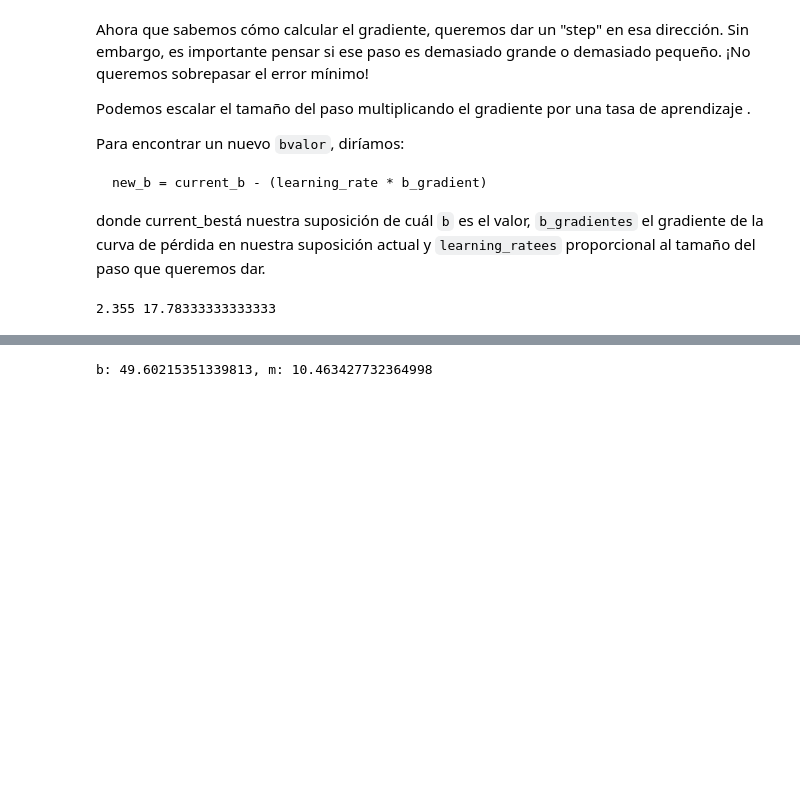
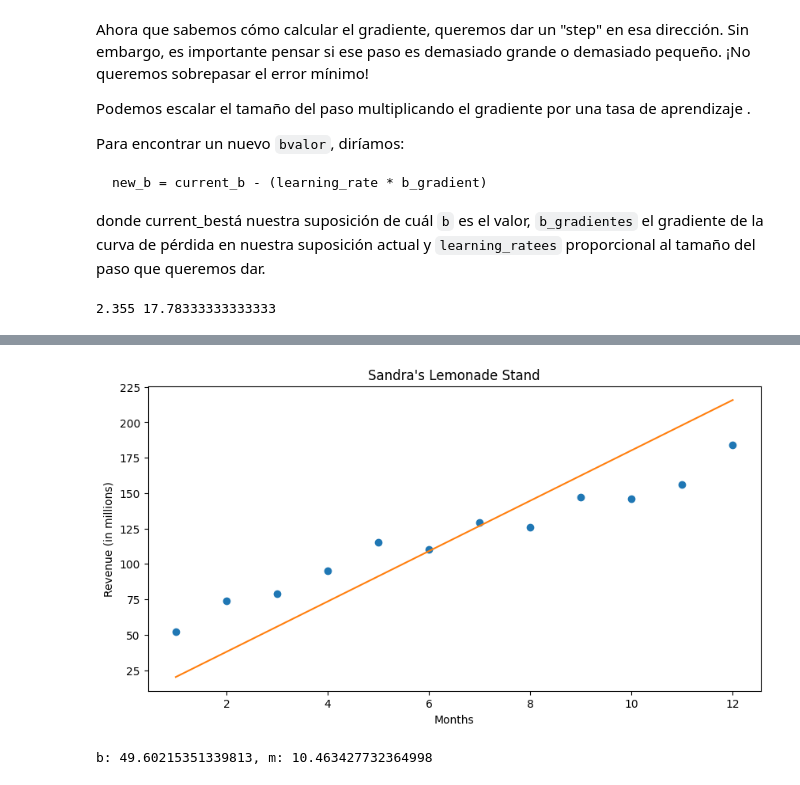
Before and after one commit to Erik172/machine-learning-engineer, a Jupyter notebook: notebooks/linear_regression/01_regression_lineal.ipynb, the cells around one changed output, grey strips where cells are left out. Saved outputs shown, nothing was run; the diff lists cells and outputs as text; code cells hidden in the pictures; blank space fills up the shorter version.

```diff
--- a/notebooks/linear_regression/01_regression_lineal.ipynb
+++ b/notebooks/linear_regression/01_regression_lineal.ipynb
@@ -142,3 +151,14 @@ print(b, m)
+# %%
+plt.figure(figsize=(10, 5))
+
+plt.plot(months, revenue, 'o')
+plt.plot(months, [m * x + b for x in months])
+plt.title("Sandra's Lemonade Stand")
+plt.xlabel('Months')
+plt.ylabel('Revenue (in millions)')
+plt.show()
+# %% [output]
+[figure, added]
 # %%
 def gradient_descent(x, y, learning_rate, num_iterations):
     b = 0
```
Also changed, not shown: parts of 7 cells of this notebook, 2 other files.
